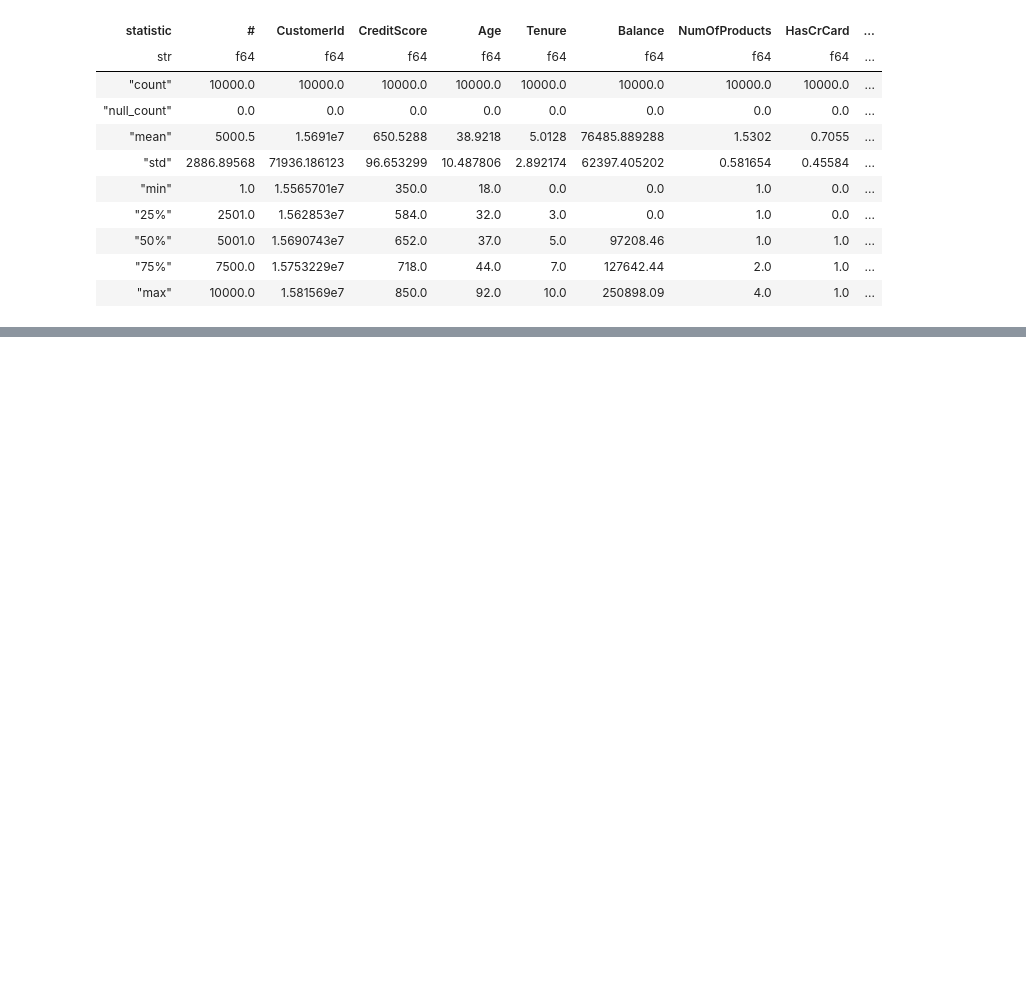
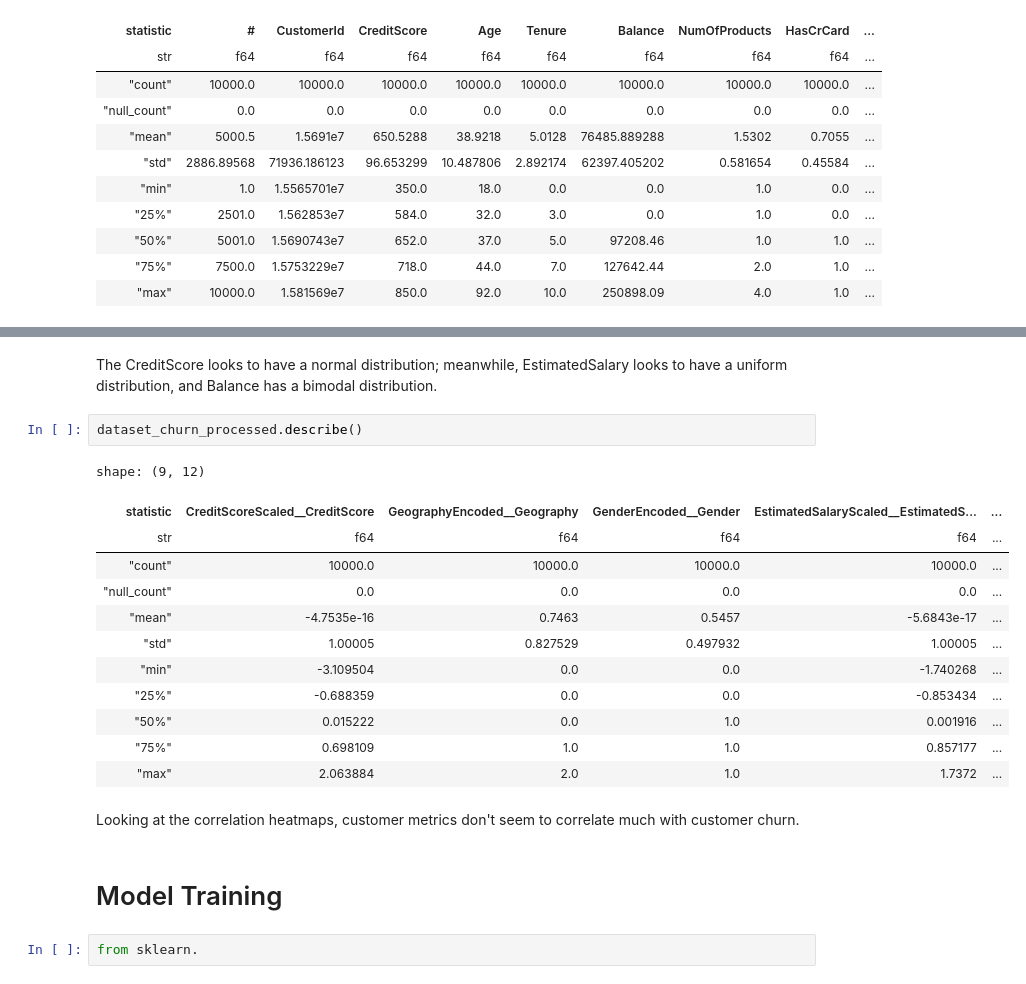
Before and after one commit to computerscience-person/CCS247-final_output, a Jupyter notebook: Final.ipynb, the cells around one changed output, grey strips where cells are left out. Drawn from its saved outputs; the diff is of its cells as text; blank space fills up the shorter version.

```diff
--- a/Final.ipynb
+++ b/Final.ipynb
@@ -84,0 +175,23 @@ According to the correlation heatmap, the (numerical) columns of the dataset doe
+# %% [markdown]
+The CreditScore looks to have a normal distribution; meanwhile, EstimatedSalary looks to have a uniform distribution, and Balance has a bimodal distribution.
+# %%
+dataset_churn_processed.describe()
+# %% [output]
+shape: (9, 12)
+| statistic | CreditScoreScaled__CreditScore | GeographyEncoded__Geography | GenderEncoded__Gender | EstimatedSalaryScaled__EstimatedS... | ... |
+| str | f64 | f64 | f64 | f64 | ... |
+| "count" | 10000.0 | 10000.0 | 10000.0 | 10000.0 | ... |
+| "null_count" | 0.0 | 0.0 | 0.0 | 0.0 | ... |
+| "mean" | -4.7535e-16 | 0.7463 | 0.5457 | -5.6843e-17 | ... |
+| "std" | 1.00005 | 0.827529 | 0.497932 | 1.00005 | ... |
+| "min" | -3.109504 | 0.0 | 0.0 | -1.740268 | ... |
+| "25%" | -0.688359 | 0.0 | 0.0 | -0.853434 | ... |
+| "50%" | 0.015222 | 0.0 | 1.0 | 0.001916 | ... |
+| "75%" | 0.698109 | 1.0 | 1.0 | 0.857177 | ... |
+| "max" | 2.063884 | 2.0 | 1.0 | 1.7372 | ... |
+# %% [markdown]
+Looking at the correlation heatmaps, customer metrics don't seem to correlate much with customer churn.
+# %% [markdown]
+# Model Training
+# %%
+from sklearn.
```
Also changed, not shown: parts of 16 cells of this notebook.
